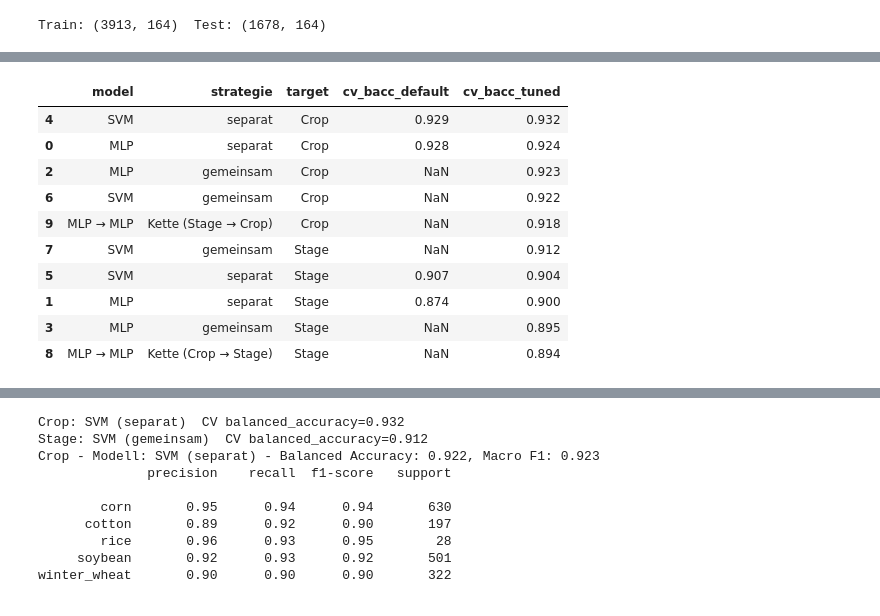
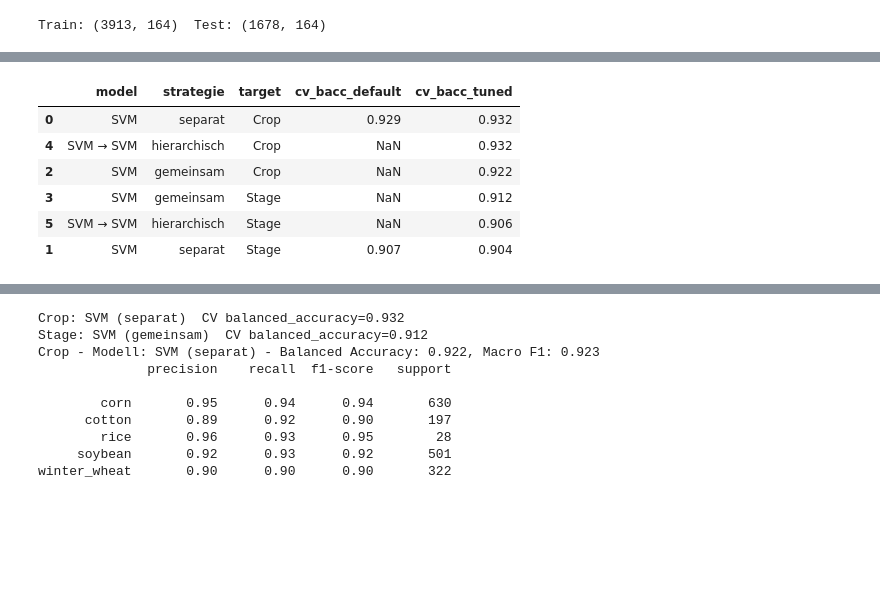
Before and after one commit to PavithV/LandwirtschaftsProjekt, a Jupyter notebook: milestone2_model_new.ipynb, the cells around one changed output, grey strips where cells are left out. Cells and saved outputs as stored; diff of their text form; code cells hidden in the pictures; blank space fills up the shorter version.

```diff
--- a/milestone2_model_new.ipynb
+++ b/milestone2_model_new.ipynb
@@ -105,8 +103,6 @@ def make_pipe(clf):
 
 model_factories = {
     'HistGradientBoosting': lambda: HistGradientBoostingClassifier(random_state=RANDOM_STATE),  # nur Referenz, ungetunt
-    'MLP': lambda: MLPClassifier(hidden_layer_sizes=(128, 64), alpha=1e-3, max_iter=300, early_stopping=True,
-                                 random_state=RANDOM_STATE),
     'SVM': lambda: SVC(C=10, class_weight='balanced'),
 }
 
@@ -294,59 +260,59 @@ Als Bausteine dienen die **getunten separaten MLPs** für Crop bzw. Stage (die S
 from sklearn.base import BaseEstimator, ClassifierMixin, clone
 
 
-class ChainedClassifier(BaseEstimator, ClassifierMixin):
-    """Classifier Chain mit Out-of-fold-Wahrscheinlichkeiten.
+class HierarchicalClassifier(BaseEstimator, ClassifierMixin):
+    """Erst Crop, dann Stage mit einem eigenen Modell pro (vorhergesagter) Crop.
 
     Wird auf dem gemeinsamen Label `Crop|Stage` gefittet -- nur damit beide Zielgrößen durch die
-    sklearn-API (cross_validate, Scorer) gereicht werden -- und sagt `Crop|Stage` vorher.
+    sklearn-API (cross_validate, RandomizedSearchCV, Scorer) gereicht werden -- und sagt `Crop|Stage` vorher.
     """
 
-    def __init__(self, first_model, second_model, first_target='Crop', inner_cv=5, random_state=None):
-        self.first_model = first_model
-        self.second_model = second_model
-        self.first_target = first_target
-        self.inner_cv = inner_cv
-        self.random_state = random_state
-
-    def _with_proba(self, X, proba):
-        P = pd.DataFrame(proba, index=X.index, columns=[f'P_{c}' for c in self.first_classes_])
-        return pd.concat([X, P], axis=1)
+    def __init__(self, crop_model, stage_model):
+        self.crop_model = crop_model
+        self.stage_model = stage_model
 
     def fit(self, X, y):
         crop, stage = split_joint(y)
-        y_first, y_second = (crop, stage) if self.first_target == 'Crop' else (stage, crop)
-        inner = StratifiedKFold(n_splits=self.inner_cv, shuffle=True, random_state=self.random_state)
-        # Out-of-fold: jede Trainingszeile bekommt Wahrscheinlichkeiten von einem Modell, das sie nicht gesehen hat
-        oof_proba = cross_val_predict(clone(self.first_model), X, y_first, cv=inner, method='predict_proba')
-        self.first_ = clone(self.first_model).fit(X, y_first)
-        self.first_classes_ = self.first_.classes_  # gleiche (sortierte) Reihenfolge wie die Spalten von oof_proba
-        self.second_ = clone(self.second_model).fit(self._with_proba(X, oof_proba), y_second)
+        self.crop_ = clone(self.crop_model).fit(X, crop)
+        self.stage_ = {}
+        for c in np.unique(crop):
+            rows = crop == c
+            stages_c = np.unique(stage[rows])
+            # Kultur mit nur einem Stadium im Training: konstante Vorhersage statt Modell
+            self.stage_[c] = stages_c[0] if len(stages_c) == 1 else clone(self.stage_model).fit(X[rows], stage[rows])
         self.classes_ = np.unique(np.asarray(y))
         return self
 
     def predict(self, X):
-        proba = self.first_.predict_proba(X)
-        y_first = self.first_classes_[proba.argmax(axis=1)]
-        y_second = self.second_.predict(self._with_proba(X, proba))
-        crop, stage = (y_first, y_second) if self.first_target == 'Crop' else (y_second, y_first)
+        crop = self.crop_.predict(X)
+        stage = np.empty(len(X), dtype=object)
+        for c in np.unique(crop):
+            rows = crop == c
+            model = self.stage_[c]
+            stage[rows] = model if isinstance(model, str) else model.predict(X[rows])
         return pd.Series(crop).astype(str).str.cat(pd.Series(stage).astype(str), sep='|').to_numpy()
 
 
-chain_rows = []
-for first, second in [('Crop', 'Stage'), ('Stage', 'Crop')]:
-    chain = ChainedClassifier(clone(tuned[('MLP', first)]['estimator']), clone(tuned[('MLP', second)]['estimator']),
-                              first_target=first, random_state=RANDOM_STATE)
-    scores = cross_validate(chain, X_fe_train, combo_train, cv=cv_folds,
-                            scoring={'crop': joint_scoring['crop'], 'stage': joint_scoring['stage']}, n_jobs=-1)
-    cv_second = scores[f'test_{second.lower()}']
-    key = ('MLP → MLP', f'Chain_{first}_{second}')
-    tuned[key] = {'estimator': chain.fit(X_fe_train, combo_train), 'params': None, 'cv': {second: cv_second.mean()},
-                  'strategie': f'Kette ({first} → {second})'}
-    chain_rows.append({'model': key[0], 'strategie': f'Kette ({first} → {second})', 'target': second,
-                       'cv_bacc_default': np.nan, 'cv_bacc_tuned': cv_second.mean(), 'key': key})
-    print(f'Kette {first} → {second} ({key[0]}): {second} CV bacc pro Fold {cv_second.round(3)}, Mittel {cv_second.mean():.3f}',
-          flush=True)
+hier_search = RandomizedSearchCV(
+    estimator=HierarchicalClassifier(clone(tuned[('SVM', 'Crop')]['estimator']), make_pipe(model_factories['SVM']())),
+    param_distributions={f'stage_model__{k}': v for k, v in param_grids['SVM'].items()},
+    n_iter=N_ITER,
+    cv=cv_folds,
+    scoring={'crop': joint_scoring['crop'], 'stage': joint_scoring['stage']},
+    refit='stage',
+    random_state=RANDOM_STATE,
+    n_jobs=-1,
+)
+hier_search.fit(X_fe_train, combo_train)
+r, i = hier_search.cv_results_, hier_search.best_index_
+key = ('SVM → SVM', 'Hier')
+tuned[key] = {'estimator': hier_search.best_estimator_, 'params': hier_search.best_params_,
+              'cv': {'Crop': r['mean_test_crop'][i], 'Stage': r['mean_test_stage'][i]}, 'strategie': 'hierarchisch'}
+hier_rows = [{'model': key[0], 'strategie': 'hierarchisch', 'target': t, 'cv_bacc_default': np.nan,
+              'cv_bacc_tuned': s, 'key': key} for t, s in tuned[key]['cv'].items()]
+print('Hierarchisch', hier_search.best_params_, {t: round(s, 3) for t, s in tuned[key]['cv'].items()},
+      f"Stage pro Fold {np.array([r[f'split{k}_test_stage'][i] for k in range(5)]).round(3)}")
 
-tuning_results = pd.DataFrame(tuning_rows + chain_rows).sort_values(['target', 'cv_bacc_tuned'], ascending=[True, False])
+tuning_results = pd.DataFrame(tuning_rows + hier_rows).sort_values(['target', 'cv_bacc_tuned'], ascending=[True, False])
 tuning_results.drop(columns='key').round(3)
 # %% [output]
@@ -355,12 +320,8 @@ Kette Stage → Crop (MLP → MLP): Crop CV bacc pro Fold [0.896 0.92  0.922 0.9
 |  | model | strategie | target | cv_bacc_default | cv_bacc_tuned |
-| 4 | SVM | separat | Crop | 0.929 | 0.932 |
-| 0 | MLP | separat | Crop | 0.928 | 0.924 |
-| 2 | MLP | gemeinsam | Crop | NaN | 0.923 |
-| 6 | SVM | gemeinsam | Crop | NaN | 0.922 |
-| 9 | MLP → MLP | Kette (Stage → Crop) | Crop | NaN | 0.918 |
-| 7 | SVM | gemeinsam | Stage | NaN | 0.912 |
-| 5 | SVM | separat | Stage | 0.907 | 0.904 |
-| 1 | MLP | separat | Stage | 0.874 | 0.900 |
-| 3 | MLP | gemeinsam | Stage | NaN | 0.895 |
-| 8 | MLP → MLP | Kette (Crop → Stage) | Stage | NaN | 0.894 |
+| 0 | SVM | separat | Crop | 0.929 | 0.932 |
+| 4 | SVM → SVM | hierarchisch | Crop | NaN | 0.932 |
+| 2 | SVM | gemeinsam | Crop | NaN | 0.922 |
+| 3 | SVM | gemeinsam | Stage | NaN | 0.912 |
+| 5 | SVM → SVM | hierarchisch | Stage | NaN | 0.906 |
+| 1 | SVM | separat | Stage | 0.907 | 0.904 |
 # %% [markdown]
```
Also changed, not shown: parts of 15 cells of this notebook.
